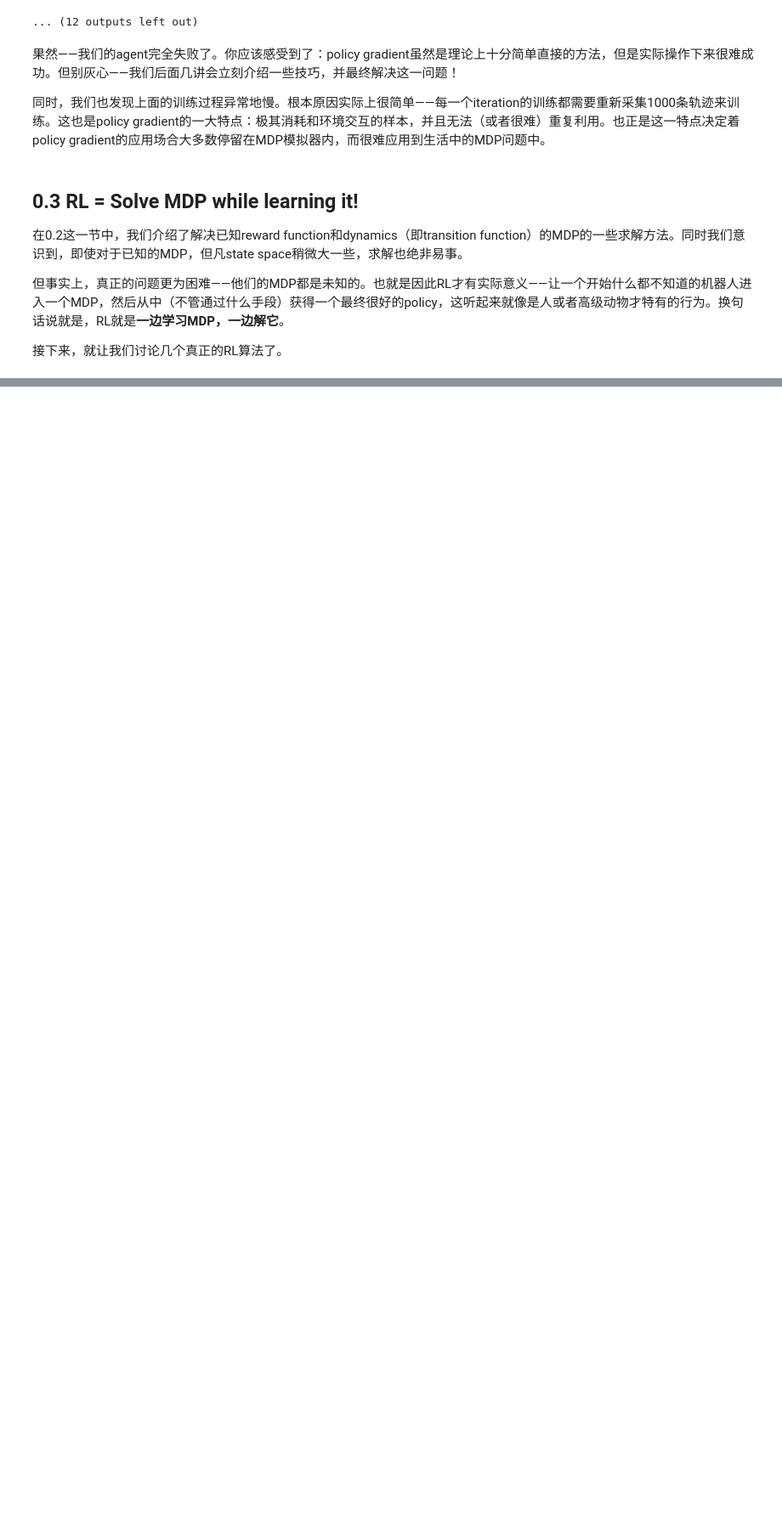
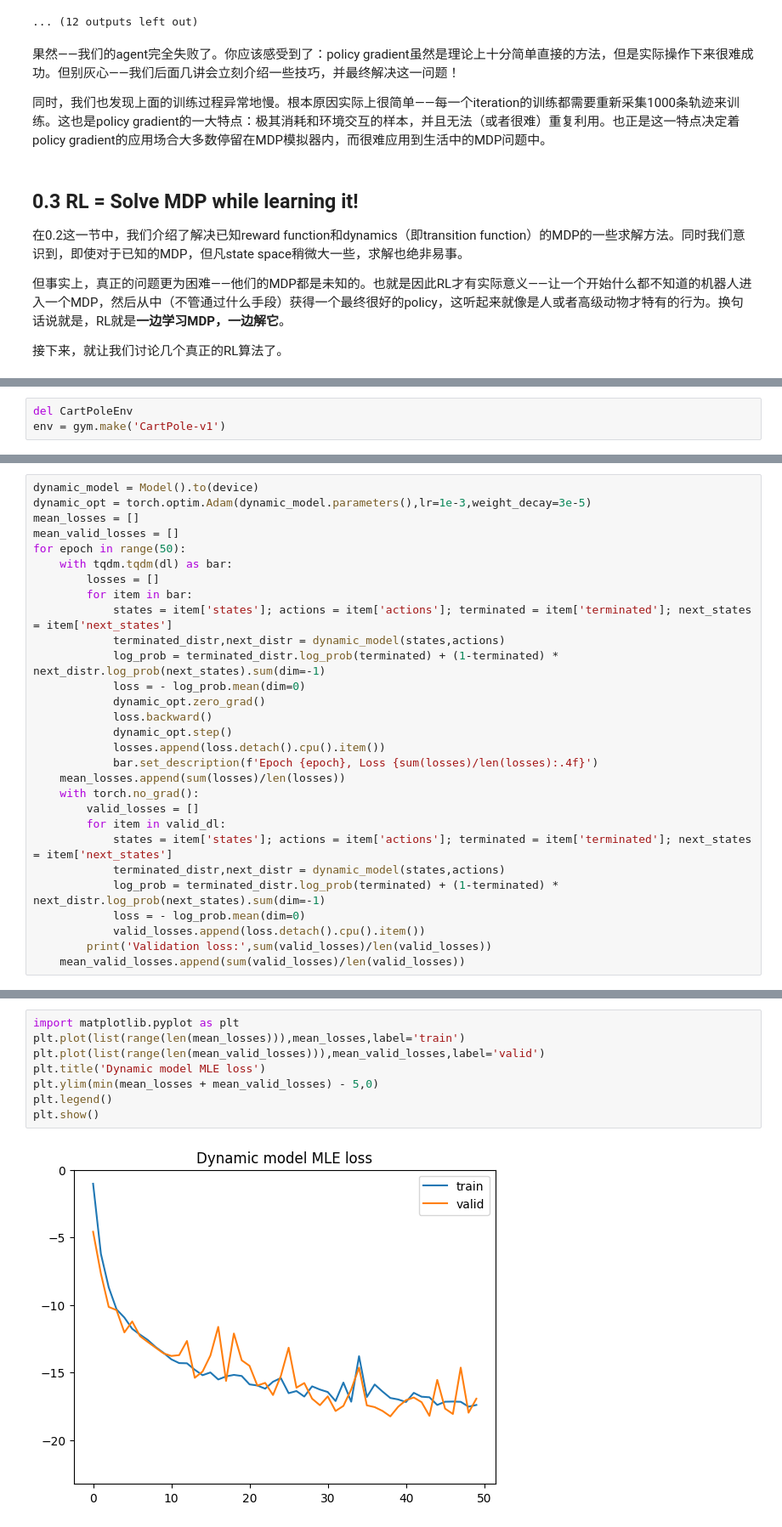
Before and after one commit to Hidden-Hyperparameter/RL-notes, a Jupyter notebook: tutorials/0-intro.ipynb, the cells around one changed output, grey strips where cells are left out. Shown at 85% size. Cells and saved outputs as stored; diff of their text form; blank space fills up the shorter version.

```diff
--- a/tutorials/0-intro.ipynb
+++ b/tutorials/0-intro.ipynb
@@ -1629,0 +1527,3 @@ plt.show()
+# %%
+del CartPoleEnv
+env = gym.make('CartPole-v1')
@@ -1629,0 +1582,29 @@ plt.show()
+# %%
+dynamic_model = Model().to(device)
+dynamic_opt = torch.optim.Adam(dynamic_model.parameters(),lr=1e-3,weight_decay=3e-5)
+mean_losses = []
+mean_valid_losses = []
+for epoch in range(50):
+    with tqdm.tqdm(dl) as bar:
+        losses = []
+        for item in bar:
+            states = item['states']; actions = item['actions']; terminated = item['terminated']; next_states = item['next_states']
+            terminated_distr,next_distr = dynamic_model(states,actions)
+            log_prob = terminated_distr.log_prob(terminated) + (1-terminated) * next_distr.log_prob(next_states).sum(dim=-1)
+            loss = - log_prob.mean(dim=0)
+            dynamic_opt.zero_grad()
+            loss.backward()
+            dynamic_opt.step()
+            losses.append(loss.detach().cpu().item())
+            bar.set_description(f'Epoch {epoch}, Loss {sum(losses)/len(losses):.4f}')
+    mean_losses.append(sum(losses)/len(losses))
+    with torch.no_grad():
+        valid_losses = []
+        for item in valid_dl:
+            states = item['states']; actions = item['actions']; terminated = item['terminated']; next_states = item['next_states']
+            terminated_distr,next_distr = dynamic_model(states,actions)
+            log_prob = terminated_distr.log_prob(terminated) + (1-terminated) * next_distr.log_prob(next_states).sum(dim=-1)
+            loss = - log_prob.mean(dim=0)
+            valid_losses.append(loss.detach().cpu().item())
+        print('Validation loss:',sum(valid_losses)/len(valid_losses))
+    mean_valid_losses.append(sum(valid_losses)/len(valid_losses))
@@ -1629,0 +1625,10 @@ plt.show()
+# %%
+import matplotlib.pyplot as plt
+plt.plot(list(range(len(mean_losses))),mean_losses,label='train')
+plt.plot(list(range(len(mean_valid_losses))),mean_valid_losses,label='valid')
+plt.title('Dynamic model MLE loss')
+plt.ylim(min(mean_losses + mean_valid_losses) - 5,0)
+plt.legend()
+plt.show()
+# %% [output]
+[figure, added]
```
Also changed, not shown: parts of 56 cells of this notebook, 2 other files.
